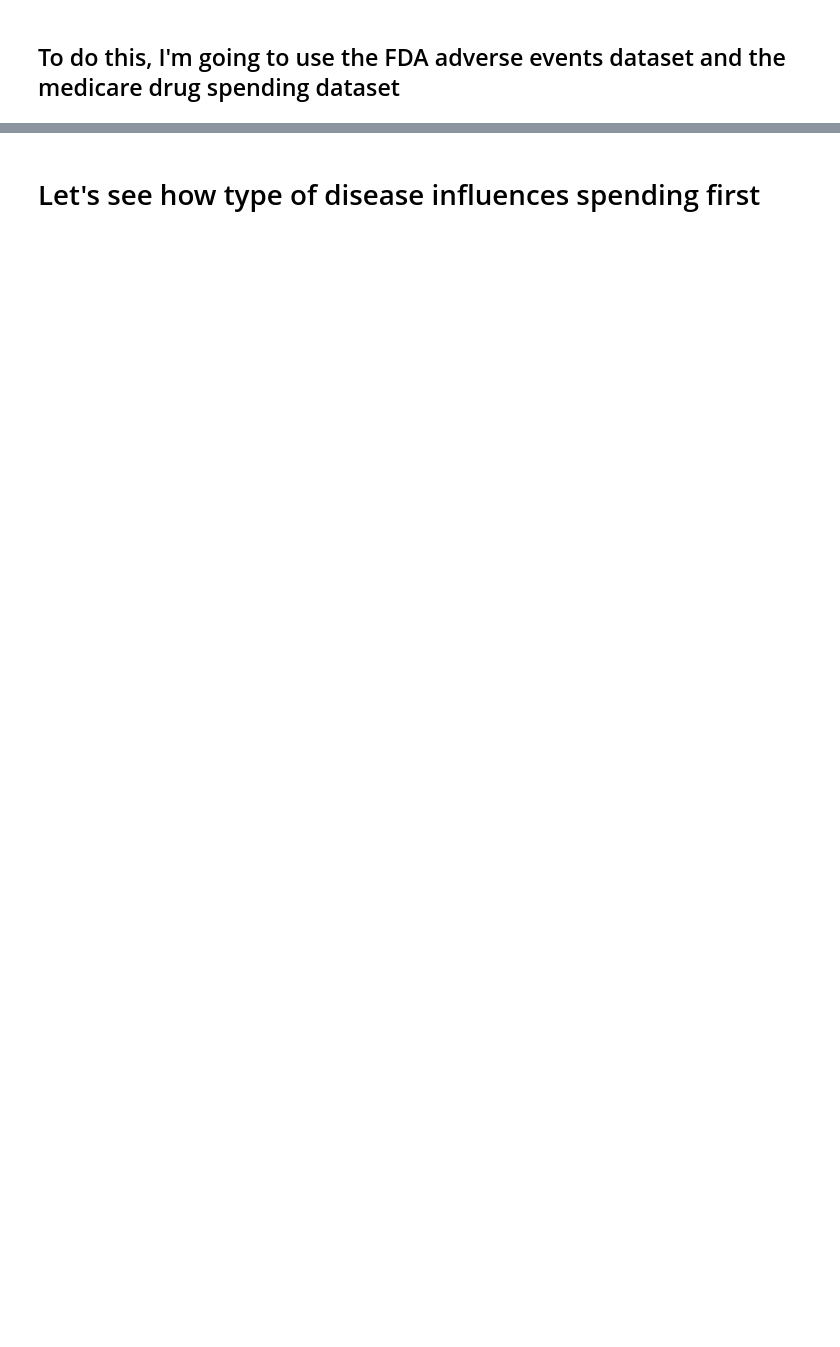
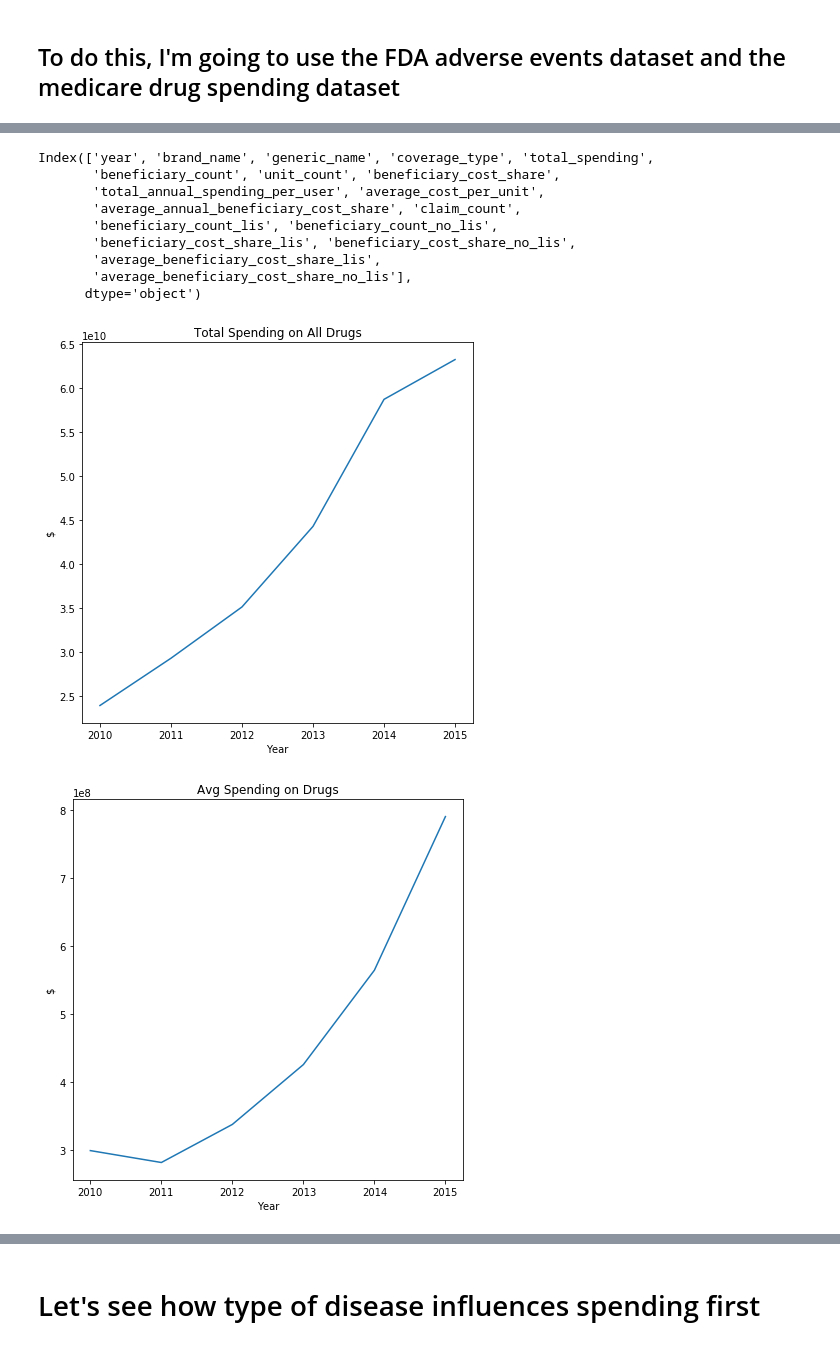
Before and after one commit to bensuutari/Enigma_Healthcare, a Jupyter notebook: Analysis.ipynb, the cells around one changed output, grey strips where cells are left out. Saved outputs shown, nothing was run; the diff lists cells and outputs as text; code cells hidden in the pictures; blank space fills up the shorter version.

Commit message:
took a deeper look at data, did hypo testing

```diff
--- a/Analysis.ipynb
+++ b/Analysis.ipynb
@@ -27,4 +30,10 @@ def getEnigmaData(dataid):
     response = requests.get(url, headers=headers).content
     print('Read took '+str(time.time()-startread)+' seconds.')
     return pd.read_csv(io.StringIO(response.decode('utf-8')))
+
+def readEnigmaCSV(path,colids=None):
+    if colids:
+        return pd.read_csv(path,usecols=colids)
+    else:
+        return pd.read_csv(path)
 # %% [markdown]
@@ -32,13 +41,2 @@ def getEnigmaData(dataid):
 # %% [markdown]
 ## To do this, I'm going to use the FDA adverse events dataset and the medicare drug spending dataset
-# %%
-##########Access Enigma Public Through Pandas#############
-#dataset_id = 'fa7ab996-fb43-4e86-80e7-f8e82ccba15f'
-#dataset_id = 'a4fecc00-1442-4b3c-b6d5-5866feb95f8b'#Medicare drug spending 2010-2015
-#dataset_id = '7f824984-adcb-4fb9-a481-00ecd3d9f0cb'#Health Interview Survey 2012
-
-dataset_id_advevents = 'd6bad17f-ee0b-4f3d-9fa0-bb85cd7e68c0'#Curated FDA adverse events 2016
-dfAdvEvents = getEnigmaData(dataset_id_advevents)
-
-dataset_id_medspend = 'a4fecc00-1442-4b3c-b6d5-5866feb95f8b'#Medicare drug spending 2010-2015
-dfMedSpend = getEnigmaData(dataset_id_medspend)
@@ -109,0 +95,42 @@ plot_corr(dfMedSpend.corr(),plottitle='Medicare Spending')
+# %%
+print(dfMedSpend.keys())
+medspendyeartotal=dfMedSpend.groupby('year').sum()
+medspendyearavg=dfMedSpend.groupby('year').mean()
+plt.figure(figsize=(7,7))
+plt.plot(medspendyeartotal['total_spending'])
+plt.title('Total Spending on All Drugs')
+plt.xlabel('Year')
+plt.ylabel('$')
+plt.show()
+
+plt.figure(figsize=(7,7))
+plt.plot(medspendyearavg['total_spending'])
+plt.title('Avg Spending on Drugs')
+plt.xlabel('Year')
+plt.ylabel('$')
+plt.show()
+
+#let's plot each of these as % change from 2010 to see how the shapes of the curves differ
+plt.figure(figsize=(7,7))
+plt.plot(100*(medspendyeartotal['total_spending']/medspendyeartotal['total_spending'][2010])-100,label='Total')
+plt.title('Total Spending on All Drugs')
+plt.xlabel('Year')
+plt.ylabel('$')
+plt.plot(100*(medspendyearavg['total_spending']/medspendyearavg['total_spending'][2010])-100,label='Average')
+plt.title('Avg Spending on Drugs')
+plt.xlabel('Year')
+plt.ylabel('% change from 2010')
+plt.legend()
+plt.show()
+# %% [output]
+Index(['year', 'brand_name', 'generic_name', 'coverage_type', 'total_spending',
+       'beneficiary_count', 'unit_count', 'beneficiary_cost_share',
+       'total_annual_spending_per_user', 'average_cost_per_unit',
+       'average_annual_beneficiary_cost_share', 'claim_count',
+       'beneficiary_count_lis', 'beneficiary_count_no_lis',
+       'beneficiary_cost_share_lis', 'beneficiary_cost_share_no_lis',
+       'average_beneficiary_cost_share_lis',
+       'average_beneficiary_cost_share_no_lis'],
+      dtype='object')
+[figure, added]
+[figure, added]
```
Also changed, not shown: parts of 23 cells of this notebook.
